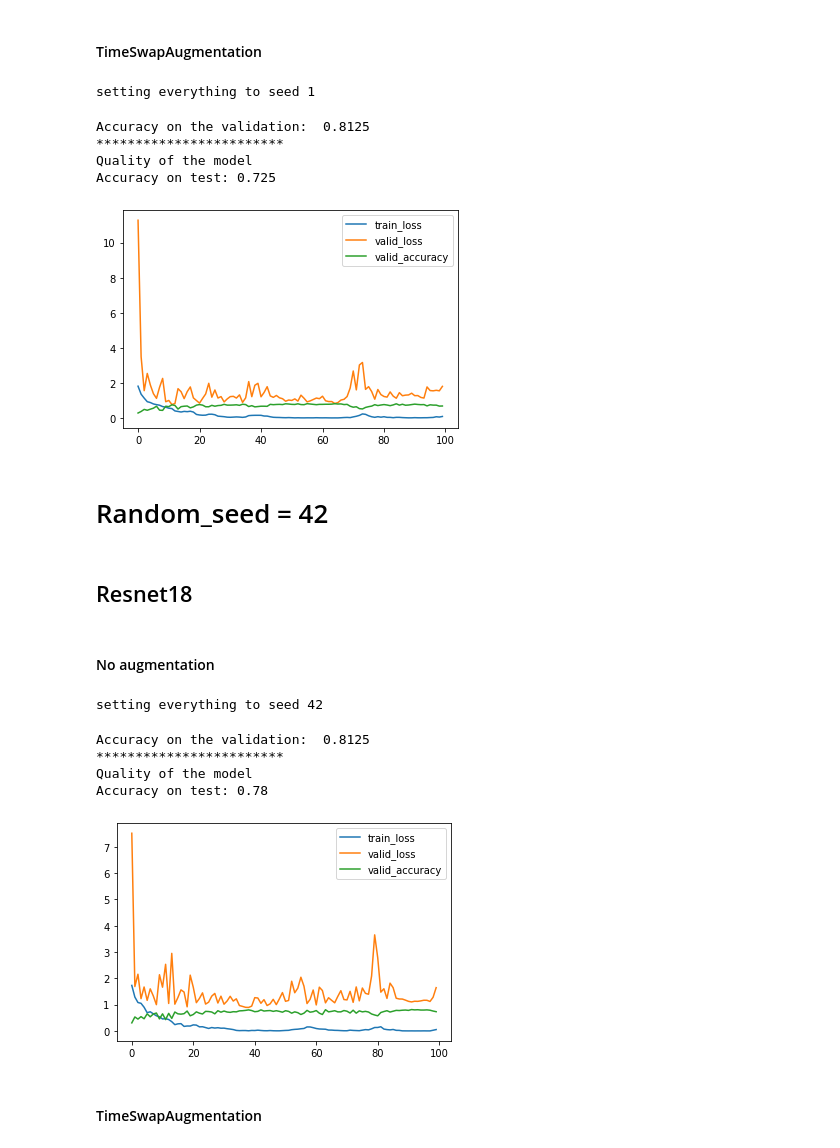
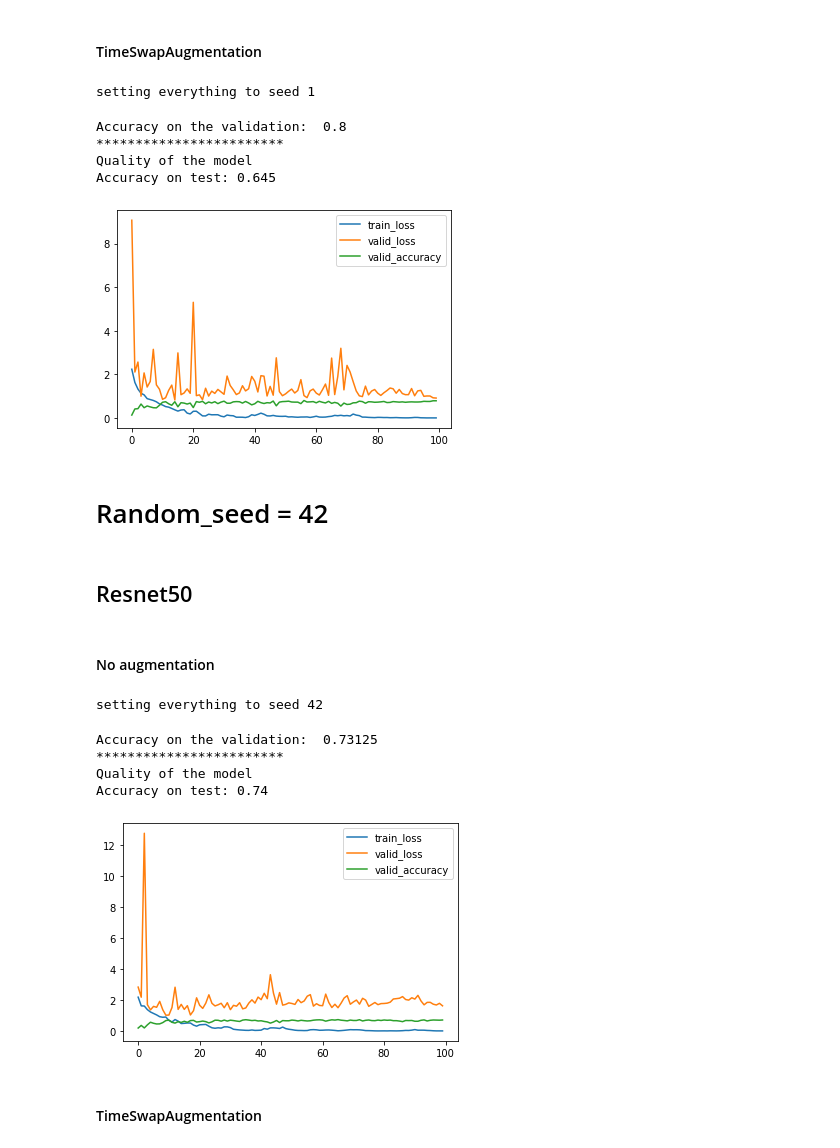
Before and after one commit to lukyanoffpashok/journal_of_research, a Jupyter notebook: Эксперименты для диссертации/GTZAN_SwapNeighboringStripes_resnet50.ipynb, the cells around one changed output. Cells and saved outputs as stored; diff of their text form; code cells hidden in the pictures.

```diff
--- a/Эксперименты для диссертации/GTZAN_SwapNeighboringStripes_resnet50.ipynb
+++ b/Эксперименты для диссертации/GTZAN_SwapNeighboringStripes_resnet50.ipynb
@@ -274,3 +271,6 @@ time_swap_augmentation_accuracy18 = []
+# %%
+no_augmentation_accuracy50 = []
+time_swap_augmentation_accuracy50 = []
 # %% [markdown]
 # Random seed = 1
 # %%
@@ -300,7 +300,7 @@ g3 = torch.Generator()
 g3.manual_seed(random_seed)
 test_dataloader = DataLoader(test_dataset, batch_size=batch_size, shuffle=False, worker_init_fn=worker_init_fn, generator=g3)
 
-model = resnet18()
+model = resnet50()
 num_ftrs = model.fc.in_features
 model.fc = torch.nn.Linear(num_ftrs, 10)
 model = model.to(device)
@@ -312,7 +312,7 @@ optimizer = torch.optim.Adam(model.parameters())
 
 model, losses = train(model, criterion, train_dataloader, valid_dataloader, epochs, optimizer)
 
-no_augmentation_accuracy18.append(evaluate(model, test_dataloader))
+no_augmentation_accuracy50.append(evaluate(model, test_dataloader))
 
 plt.plot(np.arange(epochs), losses[0], label = 'train_loss')
 plt.plot(np.arange(epochs), losses[1], label = 'valid_loss')
@@ -341,7 +341,7 @@ g3 = torch.Generator()
 g3.manual_seed(random_seed)
 test_dataloader = DataLoader(test_dataset, batch_size=batch_size, shuffle=False, worker_init_fn=worker_init_fn, generator=g3)
 
-model = resnet18()
+model = resnet50()
 num_ftrs = model.fc.in_features
 model.fc = torch.nn.Linear(num_ftrs, 10)
 model = model.to(device)
@@ -353,7 +353,7 @@ optimizer = torch.optim.Adam(model.parameters())
 
 model, losses = train(model, criterion, train_dataloader, valid_dataloader, epochs, optimizer, use_augmentation = True, aug_type = 'TimeSwapAugmentation')
 
-time_swap_augmentation_accuracy18 = [].append(evaluate(model, test_dataloader))
+time_swap_augmentation_accuracy50.append(evaluate(model, test_dataloader))
 
 plt.plot(np.arange(epochs), losses[0], label = 'train_loss')
 plt.plot(np.arange(epochs), losses[1], label = 'valid_loss')
@@ -362,11 +362,11 @@ plt.legend()
 plt.show()
 # %% [output]
 setting everything to seed 1
-Accuracy on the validation:  0.8125
+Accuracy on the validation:  0.8
 ************************
 Quality of the model
-Accuracy on test: 0.725
+Accuracy on test: 0.645
-[figure, old version]
+[figure, new version]
 # %% [markdown]
 # Random_seed = 42
 # %%
@@ -380,7 +380,7 @@ train_dataset = GTZAN(data = data, labels = labels, keys = train_keys)
 valid_dataset = GTZAN(data = data, labels = labels, keys = valid_keys)
 test_dataset = GTZAN(data = data, labels = labels, keys = test_keys)
 # %% [markdown]
-## Resnet18
+## Resnet50
 # %% [markdown]
 #### No augmentation
 # %%
@@ -390,38 +390,38 @@ g1 = torch.Generator()
 g1.manual_seed(random_seed)
 train_dataloader = DataLoader(train_dataset, batch_size=batch_size, shuffle=True, worker_init_fn=worker_init_fn, generator=g1)
 g2 = torch.Generator()
 g2.manual_seed(random_seed)
 valid_dataloader = DataLoader(valid_dataset, batch_size=batch_size, shuffle=False, worker_init_fn=worker_init_fn, generator=g2)
 g3 = torch.Generator()
 g3.manual_seed(random_seed)
 test_dataloader = DataLoader(test_dataset, batch_size=batch_size, shuffle=False, worker_init_fn=worker_init_fn, generator=g3)
 
-model = resnet18()
+model = resnet50()
 num_ftrs = model.fc.in_features
 model.fc = torch.nn.Linear(num_ftrs, 10)
 model = model.to(device)
 
 epochs = 100
 criterion = torch.nn.CrossEntropyLoss()
 criterion = criterion.to(device)
 optimizer = torch.optim.Adam(model.parameters())
 
 model, losses = train(model, criterion, train_dataloader, valid_dataloader, epochs, optimizer)
 
-no_augmentation_accuracy18.append(evaluate(model, test_dataloader))
+no_augmentation_accuracy50.append(evaluate(model, test_dataloader))
 
 plt.plot(np.arange(epochs), losses[0], label = 'train_loss')
 plt.plot(np.arange(epochs), losses[1], label = 'valid_loss')
 plt.plot(np.arange(epochs), losses[2], label = 'valid_accuracy')
 plt.legend()
 plt.show()
 # %% [output]
 setting everything to seed 42
-Accuracy on the validation:  0.8125
+Accuracy on the validation:  0.73125
 ************************
 Quality of the model
-Accuracy on test: 0.78
+Accuracy on test: 0.74
-[figure, old version]
+[figure, new version]
 # %% [markdown]
 #### TimeSwapAugmentation
 # %%
```
Also changed, not shown: parts of 15 cells of this notebook.
